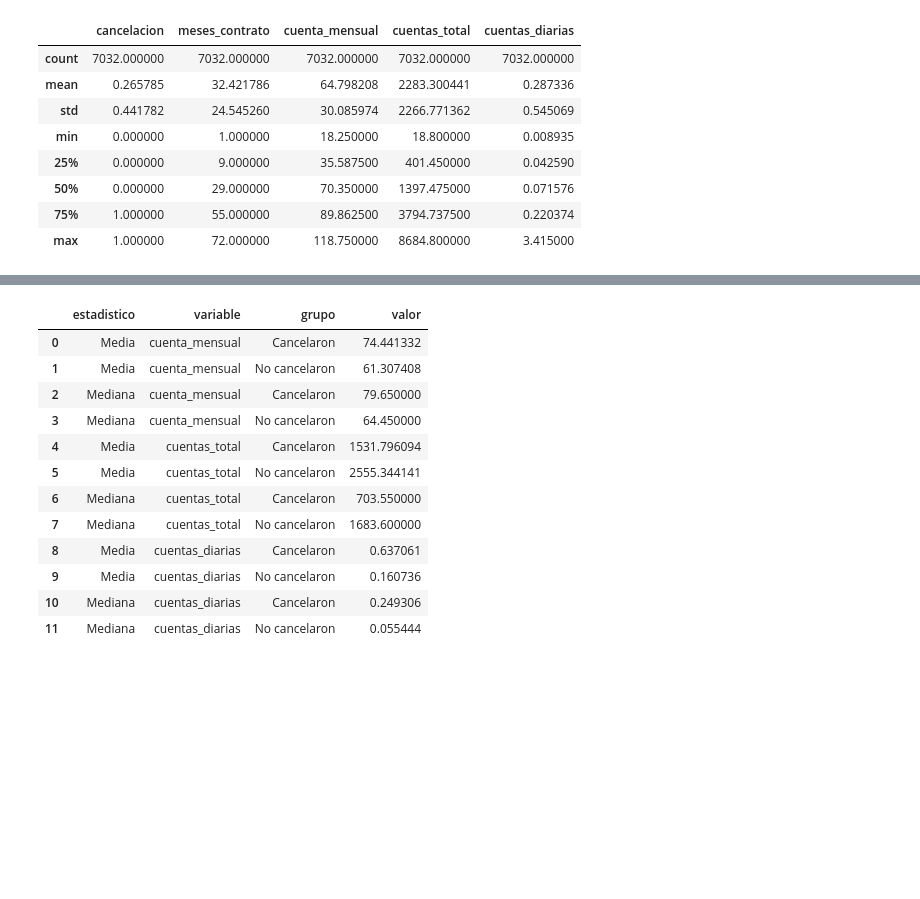
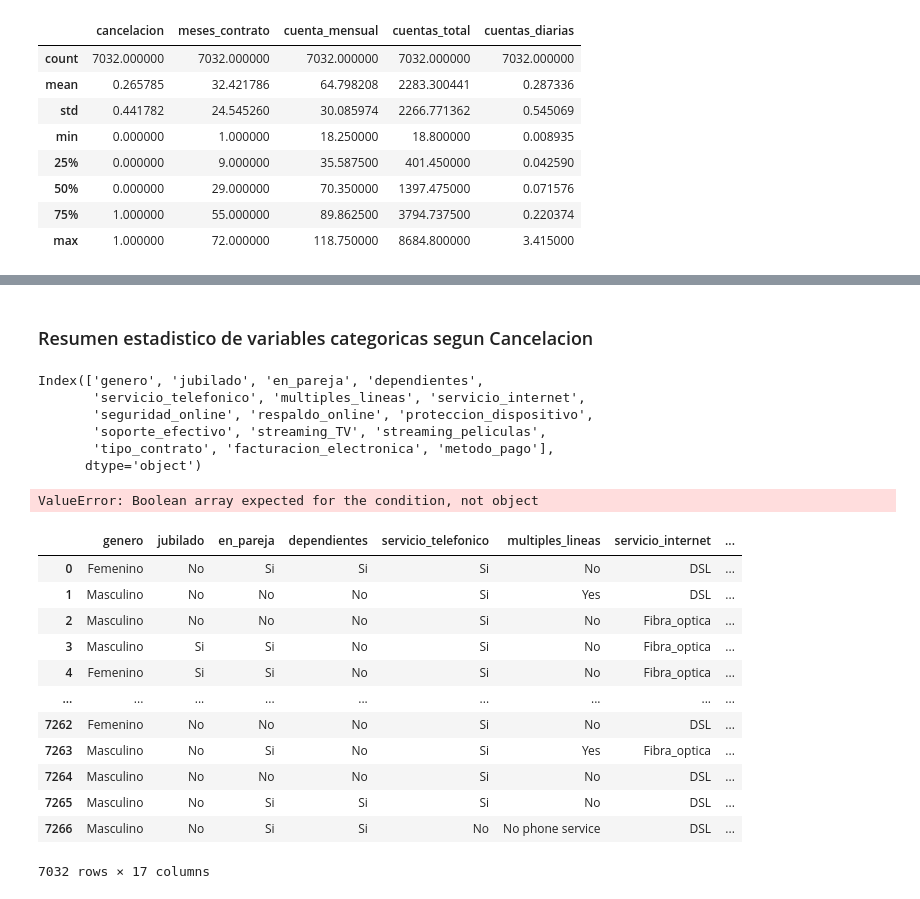
Before and after one commit to jbernalg/challenge_TelecomX, a Jupyter notebook: challenge_telecomx.ipynb, the cells around one changed output, grey strips where cells are left out. Saved outputs shown, nothing was run; the diff lists cells and outputs as text; code cells hidden in the pictures; blank space fills up the shorter version.

Commit message:
resumen estadistico numerico

```diff
--- a/challenge_telecomx.ipynb
+++ b/challenge_telecomx.ipynb
@@ -804,16 +653,35 @@ df_resumen = resumen_estadistico(df_num, cols)
-# %%
-df_resumen
-# %% [output]
-|  | estadistico | variable | grupo | valor |
-| 0 | Media | cuenta_mensual | Cancelaron | 74.441332 |
-| 1 | Media | cuenta_mensual | No cancelaron | 61.307408 |
-| 2 | Mediana | cuenta_mensual | Cancelaron | 79.650000 |
-| 3 | Mediana | cuenta_mensual | No cancelaron | 64.450000 |
-| 4 | Media | cuentas_total | Cancelaron | 1531.796094 |
-| 5 | Media | cuentas_total | No cancelaron | 2555.344141 |
-| 6 | Mediana | cuentas_total | Cancelaron | 703.550000 |
-| 7 | Mediana | cuentas_total | No cancelaron | 1683.600000 |
-| 8 | Media | cuentas_diarias | Cancelaron | 0.637061 |
-| 9 | Media | cuentas_diarias | No cancelaron | 0.160736 |
-| 10 | Mediana | cuentas_diarias | Cancelaron | 0.249306 |
-| 11 | Mediana | cuentas_diarias | No cancelaron | 0.055444 |
+# %% [markdown]
+### Resumen estadistico de variables categoricas segun Cancelacion
+# %%
+# lista de variables categoricas
+var_categoricas = df_exp.select_dtypes(include=['object', 'category']).columns
+var_categoricas
+# %% [output]
+Index(['genero', 'jubilado', 'en_pareja', 'dependientes',
+       'servicio_telefonico', 'multiples_lineas', 'servicio_internet',
+       'seguridad_online', 'respaldo_online', 'proteccion_dispositivo',
+       'soporte_efectivo', 'streaming_TV', 'streaming_peliculas',
+       'tipo_contrato', 'facturacion_electronica', 'metodo_pago'],
+      dtype='object')
+# %%
+df_exp[df_exp[var_categoricas]][df_exp['cancelacion'] == 1]
+# %% [output]
+ValueError: Boolean array expected for the condition, not object
+# %%
+df_cc = df_exp[var_categoricas].copy()
+df_cc['cancelacion'] = df_exp['cancelacion']
+df_cc
+# %% [output]
+|  | genero | jubilado | en_pareja | dependientes | servicio_telefonico | multiples_lineas | servicio_internet | ... |
+| 0 | Femenino | No | Si | Si | Si | No | DSL | ... |
+| 1 | Masculino | No | No | No | Si | Yes | DSL | ... |
+| 2 | Masculino | No | No | No | Si | No | Fibra_optica | ... |
+| 3 | Masculino | Si | Si | No | Si | No | Fibra_optica | ... |
+| 4 | Femenino | Si | Si | No | Si | No | Fibra_optica | ... |
+| ... | ... | ... | ... | ... | ... | ... | ... | ... |
+| 7262 | Femenino | No | No | No | Si | No | DSL | ... |
+| 7263 | Masculino | No | Si | No | Si | Yes | Fibra_optica | ... |
+| 7264 | Masculino | No | No | No | Si | No | DSL | ... |
+| 7265 | Masculino | No | Si | Si | Si | No | DSL | ... |
+| 7266 | Masculino | No | Si | Si | No | No phone service | DSL | ... |
+7032 rows × 17 columns
```
Also changed, not shown: parts of 17 cells of this notebook.
